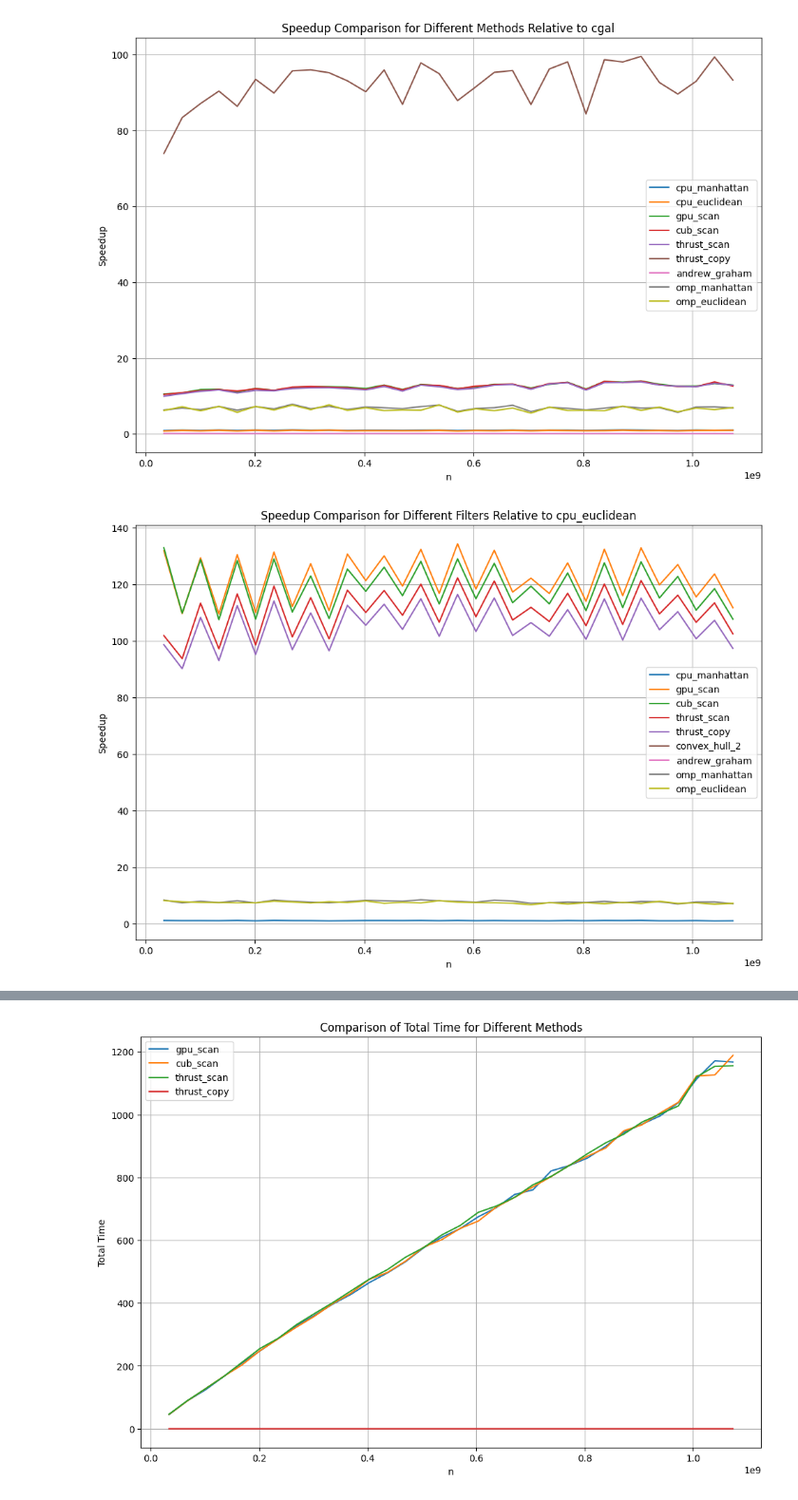
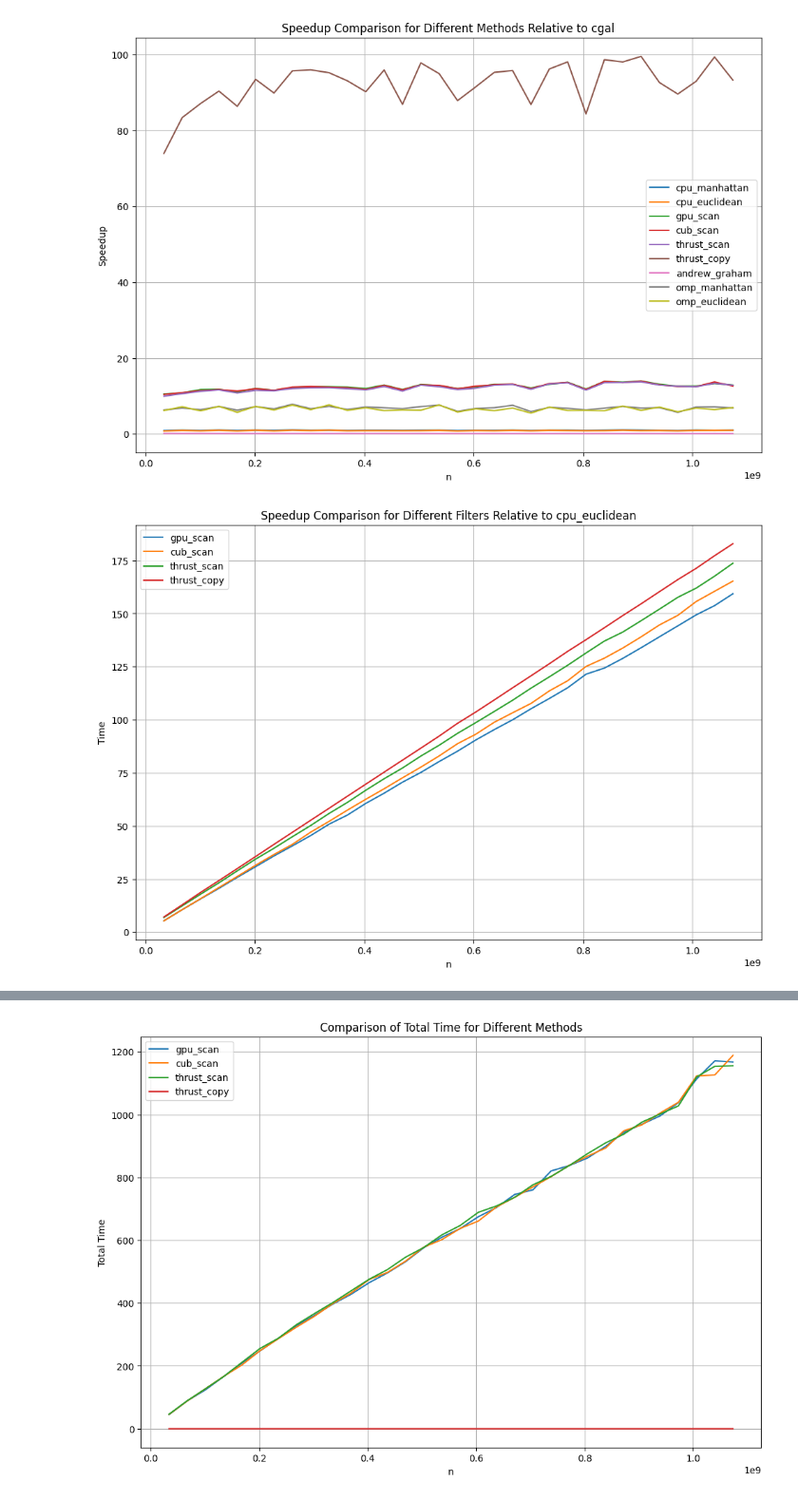
Before and after one commit to rcarrascoc/GPU-2D-Convex_Hull_Filter, a Jupyter notebook: plots/experimentation2.ipynb, the cells around one changed output, grey strips where cells are left out. Shown at 95% size. Drawn from its saved outputs; the diff is of its cells as text; code cells hidden in the pictures.

```diff
--- a/plots/experimentation2.ipynb
+++ b/plots/experimentation2.ipynb
@@ -120,31 +120,31 @@ plt.show()
 # %%
 import matplotlib.pyplot as plt
 
 # Suma de las columnas especificadas para cada conjunto de datos
 for prefix, df in data_frames.items():
     if set(["find_extremes", "find_corners", "find_points_in_Q",
             "compaction", "copy2host", "cgal_convex_hull"]).issubset(df.columns):
         df['filter'] = df[["find_extremes", "find_corners", "find_points_in_Q",
                                  "compaction"]].sum(axis=1)
 
 # Ahora, calculamos el speedup respecto a cpu_euclidean
 speedup_data_corrected = data_frames['cpu_euclidean']
 speedup_data_corrected['filter'] = speedup_data_corrected[["find_extremes", "find_corners",
                                                                  "find_points_in_Q", "compaction"]].sum(axis=1)
 
 # Graficar el speedup
 plt.figure(figsize=(12, 8))
 
 for prefix, df in data_frames.items():
     if 'filter' in df.columns:
-        if prefix != "cpu_euclidean":
-            plt.plot(df.index, speedup_data_corrected['filter']/df['filter'], label=prefix)
+        if prefix != "cpu_euclidean" and prefix != "cpu_manhattan" and prefix != "andrew_graham" and prefix != "convex_hull_2" and prefix != "omp_manhattan" and prefix != "omp_euclidean":
+            plt.plot(df.index, df['filter'], label=prefix)
 
 plt.xlabel('n')
-plt.ylabel('Speedup')
+plt.ylabel('Time')
 plt.title('Speedup Comparison for Different Filters Relative to cpu_euclidean')
 plt.legend()
 plt.grid(True)
 plt.show()
 # %% [output]
-[figure, old version]
+[figure, new version]
```
Also changed, not shown: parts of 3 cells of this notebook, 8 other files.
